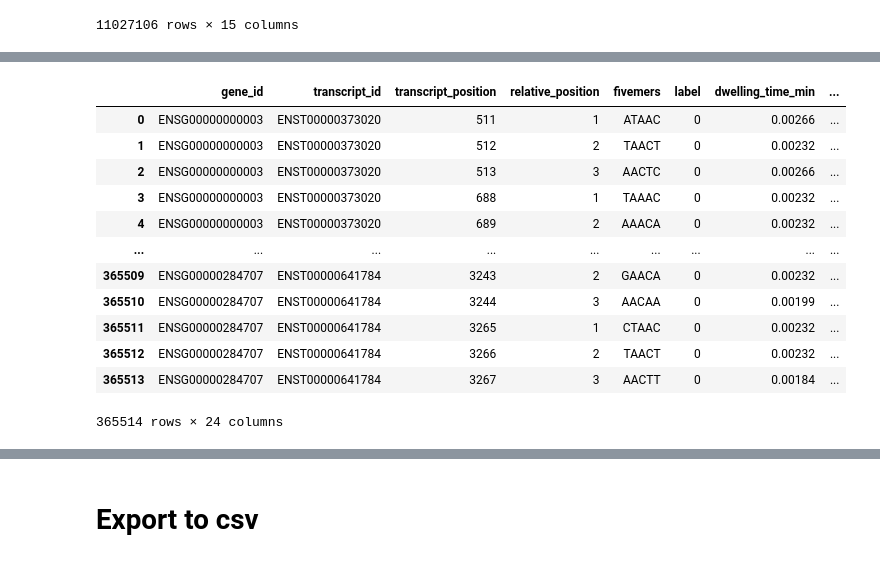
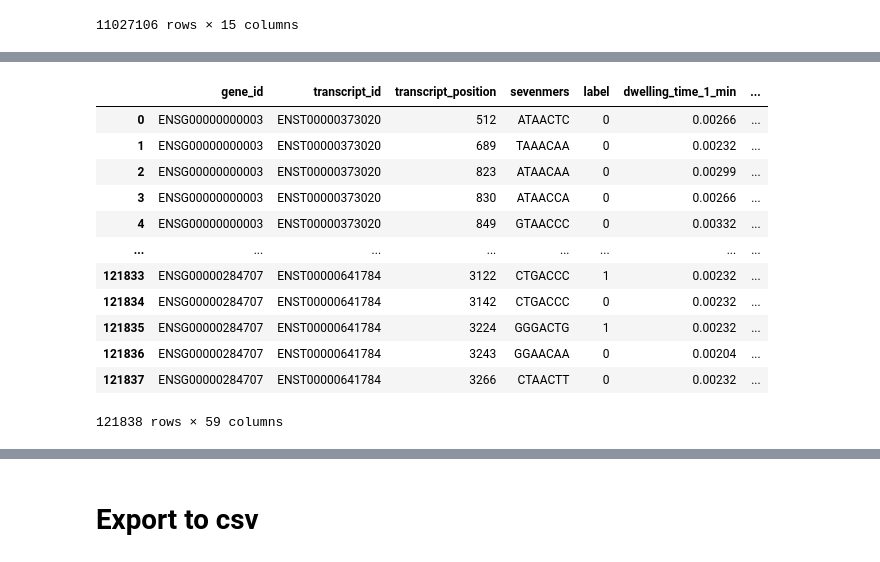
Before and after one commit to gohjophine/dsa4262-gnomes, a Jupyter notebook: src/feature_engineering.ipynb, the cells around one changed output, grey strips where cells are left out. Saved outputs shown, nothing was run; the diff lists cells and outputs as text; code cells hidden in the pictures.

Commit message:
rearranged the df
removed the function where one transcript is split into three positions

```diff
--- a/src/feature_engineering.ipynb
+++ b/src/feature_engineering.ipynb
@@ -90,0 +41,6 @@ final_df2
+# %%
+final_df = final_df.rename(
+    columns = {0:'dwelling_time_1', 1:'sd_current_1', 2:'mean_current_1',
+               3:'dwelling_time_2', 4:'sd_current_2', 5:'mean_current_2',
+               6:'dwelling_time_3', 7:'sd_current_3', 8:'mean_current_3'})
+final_df
@@ -91,19 +61,16 @@ final_df2
 # %%
 # aggregate and find min, max, mean, median, std, skew for each feature
 
-lst = ['gene_id', 'transcript_id', 'transcript_position', 'relative_position', 'fivemers', 'label']
+lst = ['gene_id', 'transcript_id', 'transcript_position', 'fivemers', 'label']
 
-grouped_df = final_df2.groupby(by = lst).agg(
-    {'dwelling_time': [min, max, 'mean', 'median', 'std', 'skew'],
-     'sd_current': [min, max, 'mean', 'median', 'std', 'skew'],
-     'mean_current': [min, max, 'mean', 'median', 'std', 'skew']
+grouped_df = final_df.groupby(by = lst).agg(
+    {'dwelling_time_1': [min, max, 'mean', 'median', 'std', 'skew'],
+     'sd_current_1': [min, max, 'mean', 'median', 'std', 'skew'],
+     'mean_current_1': [min, max, 'mean', 'median', 'std', 'skew'],
+     'dwelling_time_2': [min, max, 'mean', 'median', 'std', 'skew'],
+     'sd_current_2': [min, max, 'mean', 'median', 'std', 'skew'],
+     'mean_current_2': [min, max, 'mean', 'median', 'std', 'skew'],
+     'dwelling_time_3': [min, max, 'mean', 'median', 'std', 'skew'],
+     'sd_current_3': [min, max, 'mean', 'median', 'std', 'skew'],
+     'mean_current_3': [min, max, 'mean', 'median', 'std', 'skew']
     }).reset_index()
-
-# rename the columns
-grouped_df.columns = ["_".join(x) for x in grouped_df.columns.ravel()]
-grouped_df = grouped_df.rename(columns = {'gene_id_': 'gene_id',
-                                          'transcript_id_': 'transcript_id',
-                                          'transcript_position_': 'transcript_position',
-                                          'relative_position_': 'relative_position',
-                                          'fivemers_': 'fivemers',
-                                          'label_': 'label'})
@@ -110,16 +94,25 @@ grouped_df = grouped_df.rename(columns = {'gene_id_': 'gene_id',
+# %%
+# rename the columns
+grouped_df2 = grouped_df
+grouped_df2.columns = ["_".join(x) for x in grouped_df.columns.ravel()]
+grouped_df2 = grouped_df.rename(columns = {'gene_id_': 'gene_id',
+                                          'transcript_id_': 'transcript_id',
+                                          'transcript_position_': 'transcript_position',
+                                          'fivemers_': 'sevenmers',
+                                          'label_': 'label'})
 # %%
-grouped_df
+grouped_df2
 # %% [output]
-|  | gene_id | transcript_id | transcript_position | relative_position | fivemers | label | dwelling_time_min | ... |
-| 0 | ENSG00000000003 | ENST00000373020 | 511 | 1 | ATAAC | 0 | 0.00266 | ... |
-| 1 | ENSG00000000003 | ENST00000373020 | 512 | 2 | TAACT | 0 | 0.00232 | ... |
-| 2 | ENSG00000000003 | ENST00000373020 | 513 | 3 | AACTC | 0 | 0.00266 | ... |
-| 3 | ENSG00000000003 | ENST00000373020 | 688 | 1 | TAAAC | 0 | 0.00232 | ... |
-| 4 | ENSG00000000003 | ENST00000373020 | 689 | 2 | AAACA | 0 | 0.00232 | ... |
-| ... | ... | ... | ... | ... | ... | ... | ... | ... |
-| 365509 | ENSG00000284707 | ENST00000641784 | 3243 | 2 | GAACA | 0 | 0.00232 | ... |
-| 365510 | ENSG00000284707 | ENST00000641784 | 3244 | 3 | AACAA | 0 | 0.00199 | ... |
-| 365511 | ENSG00000284707 | ENST00000641784 | 3265 | 1 | CTAAC | 0 | 0.00232 | ... |
-| 365512 | ENSG00000284707 | ENST00000641784 | 3266 | 2 | TAACT | 0 | 0.00232 | ... |
-| 365513 | ENSG00000284707 | ENST00000641784 | 3267 | 3 | AACTT | 0 | 0.00184 | ... |
+|  | gene_id | transcript_id | transcript_position | sevenmers | label | dwelling_time_1_min | ... |
+| 0 | ENSG00000000003 | ENST00000373020 | 512 | ATAACTC | 0 | 0.00266 | ... |
+| 1 | ENSG00000000003 | ENST00000373020 | 689 | TAAACAA | 0 | 0.00232 | ... |
+| 2 | ENSG00000000003 | ENST00000373020 | 823 | ATAACAA | 0 | 0.00299 | ... |
+| 3 | ENSG00000000003 | ENST00000373020 | 830 | ATAACCA | 0 | 0.00266 | ... |
+| 4 | ENSG00000000003 | ENST00000373020 | 849 | GTAACCC | 0 | 0.00332 | ... |
+| ... | ... | ... | ... | ... | ... | ... | ... |
+| 121833 | ENSG00000284707 | ENST00000641784 | 3122 | CTGACCC | 1 | 0.00232 | ... |
+| 121834 | ENSG00000284707 | ENST00000641784 | 3142 | CTGACCC | 0 | 0.00232 | ... |
+| 121835 | ENSG00000284707 | ENST00000641784 | 3224 | GGGACTG | 1 | 0.00232 | ... |
+| 121836 | ENSG00000284707 | ENST00000641784 | 3243 | GGAACAA | 0 | 0.00204 | ... |
+| 121837 | ENSG00000284707 | ENST00000641784 | 3266 | CTAACTT | 0 | 0.00232 | ... |
-365514 rows × 24 columns
+121838 rows × 59 columns
```
Also changed, not shown: parts of 9 cells of this notebook, 1 other file.
